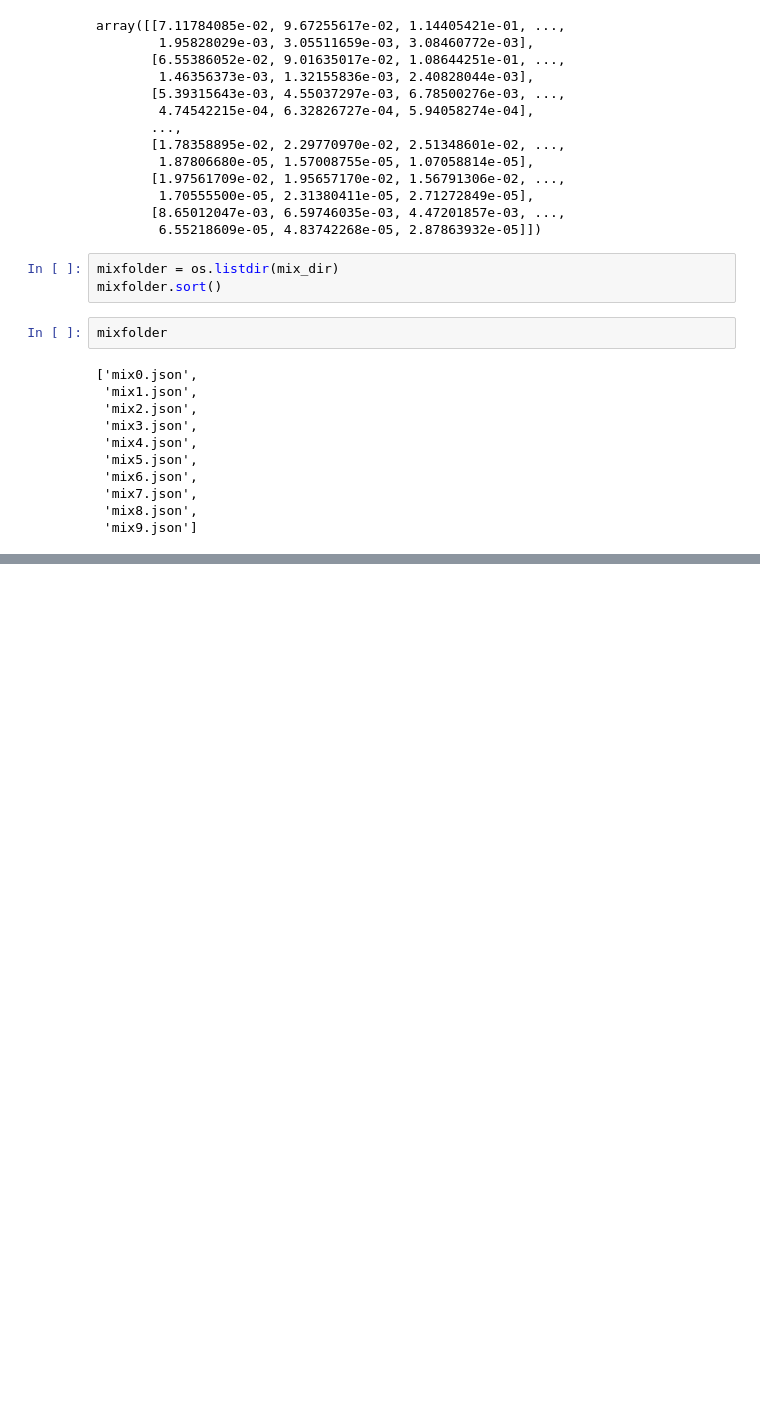
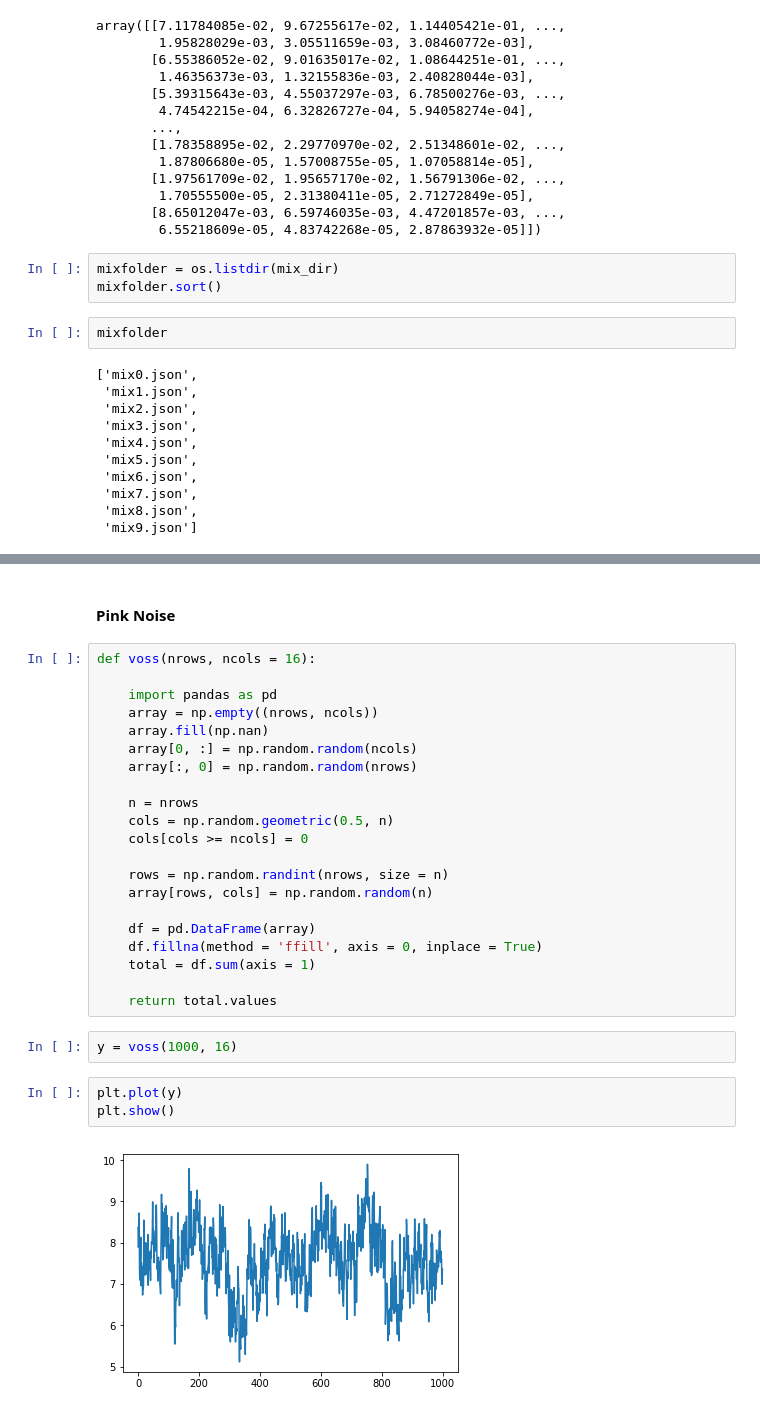
Before and after one commit to terrytykuo/cocktail, a Jupyter notebook: playground.ipynb, the cells around one changed output, grey strips where cells are left out. Drawn from its saved outputs; the diff is of its cells as text; blank space fills up the shorter version.

```diff
--- a/playground.ipynb
+++ b/playground.ipynb
@@ -1597,0 +1780,30 @@ mix_label_dir = root_dir + 'mix_labels/'
+# %% [markdown]
+#### Pink Noise
+# %%
+def voss(nrows, ncols = 16):
+
+    import pandas as pd
+    array = np.empty((nrows, ncols))
+    array.fill(np.nan)
+    array[0, :] = np.random.random(ncols)
+    array[:, 0] = np.random.random(nrows)
+
+    n = nrows
+    cols = np.random.geometric(0.5, n)
+    cols[cols >= ncols] = 0
+
+    rows = np.random.randint(nrows, size = n)
+    array[rows, cols] = np.random.random(n)
+
+    df = pd.DataFrame(array)
+    df.fillna(method = 'ffill', axis = 0, inplace = True)
+    total = df.sum(axis = 1)
+
+    return total.values
+# %%
+y = voss(1000, 16)
+# %%
+plt.plot(y)
+plt.show()
+# %% [output]
+[figure, added]
```
Also changed, not shown: parts of 36 cells of this notebook, 7 other files.
